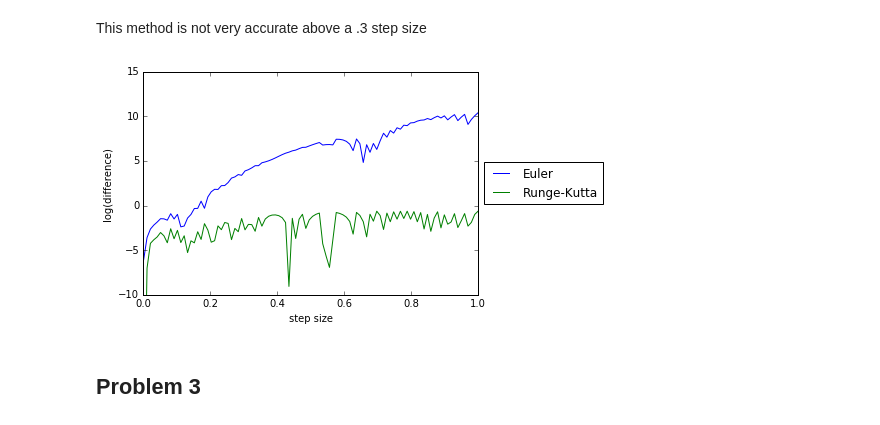
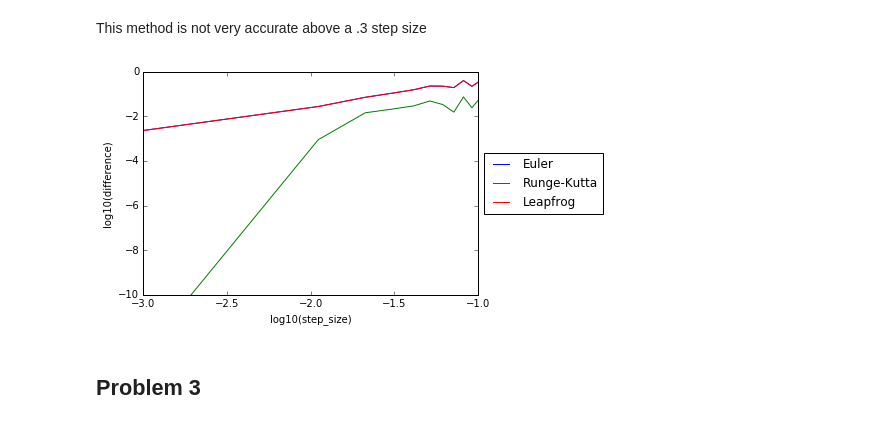
Before and after one commit to spencer501/ASTR427, a Jupyter notebook: HW2/Homework 2.ipynb, the cells around one changed output. Saved outputs shown, nothing was run; the diff lists cells and outputs as text; code cells hidden in the pictures.

```diff
--- a/HW2/Homework 2.ipynb
+++ b/HW2/Homework 2.ipynb
@@ -93,0 +99,21 @@ t = [0, 30]
+# %%
+# reset state to initial state
+state = np.array(initial_state)
+
+# point to evaluate the state at
+index = t[0]
+
+# initial v_1/2 value
+v = state[1] + step/2 * g(state[0])
+
+# udate initial state with v_1/2
+state[1] = v
+
+while index <= t[1]:
+
+    new_state = leapfrog(deriv, state, step)
+
+    state = new_state
+    index += step
+
+print(state)
@@ -144,40 +172,44 @@ def test_step(method, deriv, initial_state, interval, step):
     """
     index = interval[0]
     state = initial_state
 
     while index <= interval[1]:
         new_state = method(deriv, state, step)
         state = new_state
         index += step
 
     return state
 
 # range of step values to test
 h = np.linspace(.001, 1, 100)
 
 # list of integration results for varying step values
 e_result = []
 rk_result = []
+lf_result = []
 for j in h:
     e_result.append(test_step(euler, deriv, initial_state, t, j)[0])
     rk_result.append(test_step(runge_kutta, deriv, initial_state, t, j)[0])
+    lf_result.append(test_step(leapfrog, deriv, initial_state, t, j)[0])
 
 # difference between numerical integration and the analytical result for varying step values
 e_result = np.array(e_result) - np.cos(30)
 rk_result = np.array(rk_result) - np.cos(30)
+lf_result = np.array(lf_result) - np.cos(30)
 
 # plotting
-plt.xlim(0, 1)
-plt.ylim(-10, 15)
-plt.plot(h, np.log(np.absolute(e_result)), label='Euler')
-plt.plot(h, np.log(np.absolute(rk_result)), label='Runge-Kutta')
+plt.xlim(-3, -1)
+plt.ylim(-10, 0)
+plt.plot(np.log10(h), np.log10(np.absolute(e_result)), label='Euler')
+plt.plot(np.log10(h), np.log10(np.absolute(rk_result)), label='Runge-Kutta')
+plt.plot(np.log10(h), np.log10(np.absolute(lf_result)), label='Leapfrog')
 
 plt.legend(loc='center left', bbox_to_anchor=(1, 0.5))
-plt.xlabel('step size')
-plt.ylabel('log(difference)')
+plt.xlabel('log10(step_size)')
+plt.ylabel('log10(difference)')
 plt.show()
 # %% [output]
-[figure, old version]
+[figure, new version]
 # %% [markdown]
 ## Problem 3
 # %%
```
Also changed, not shown: parts of 6 cells of this notebook.
